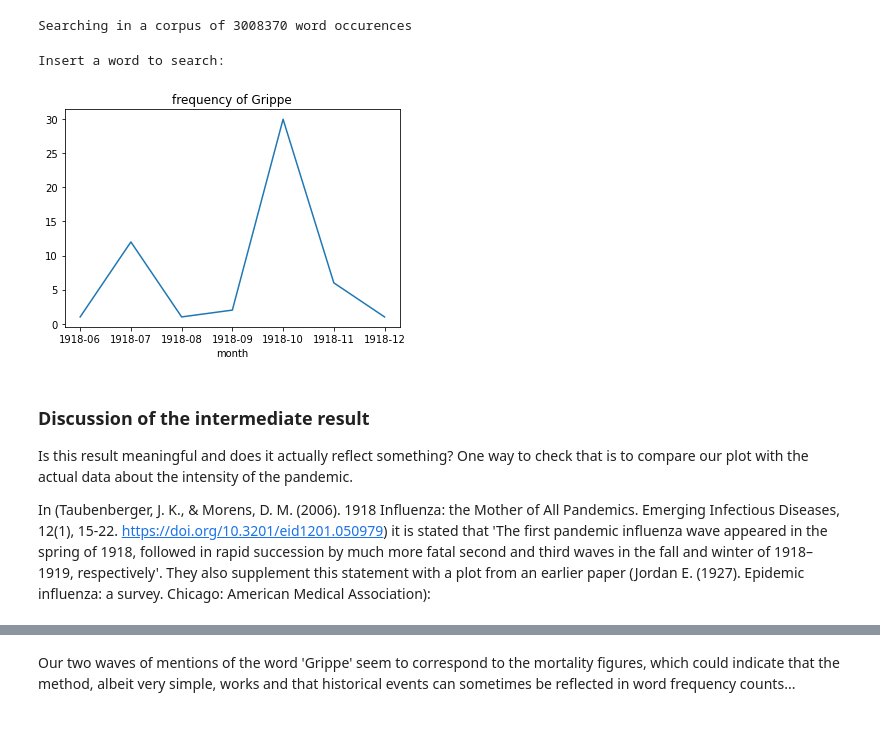
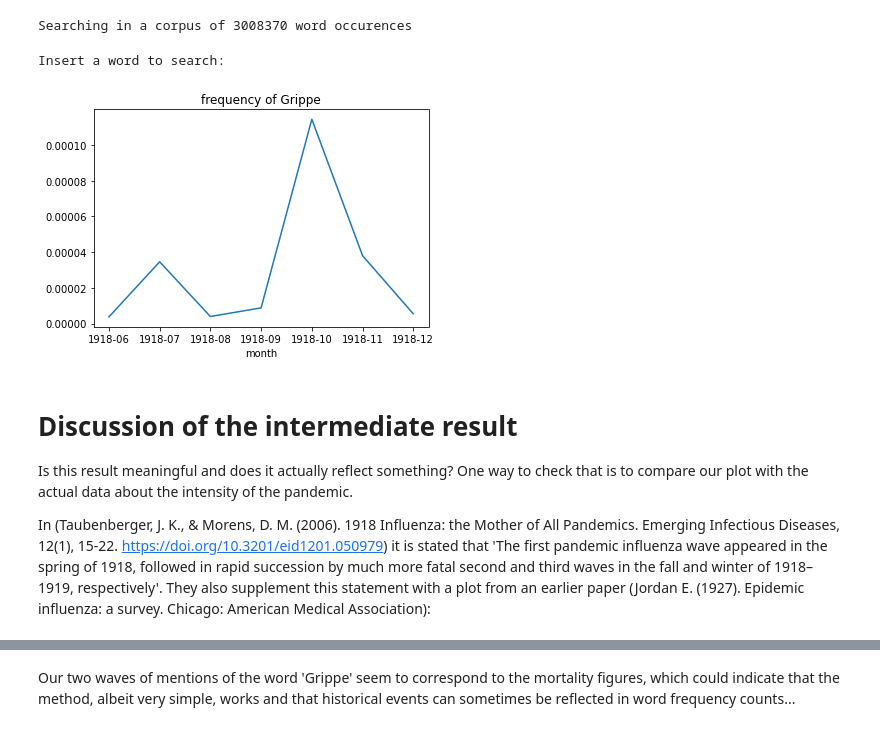
Before and after one commit to schnaitter/text-fs-1, a Jupyter notebook: word_search/FS_1_MVP_Analysis_Prototype_101.ipynb, the cells around one changed output, grey strips where cells are left out. Drawn from its saved outputs; the diff is of its cells as text; code cells hidden in the pictures.

```diff
--- a/word_search/FS_1_MVP_Analysis_Prototype_101.ipynb
+++ b/word_search/FS_1_MVP_Analysis_Prototype_101.ipynb
@@ -87,12 +87,12 @@ engine = WordSearchEngine(corpus_annotations, corpus_metadata)
 # %% [output]
 Searching in a corpus of 3008370 word occurences
 # %%
-engine.search_and_plot(absolute_freqs=True)
+engine.search_and_plot()
 # %% [output]
 Insert a word to search:
-[figure, old version]
+[figure, new version]
 # %% [markdown]
-### Discussion of the intermediate result
+# Discussion of the intermediate result
 
 Is this result meaningful and does it actually reflect something? One way to check that is to compare our plot with the actual data about the intensity of the pandemic.
 
```
Also changed, not shown: 1 other file.
